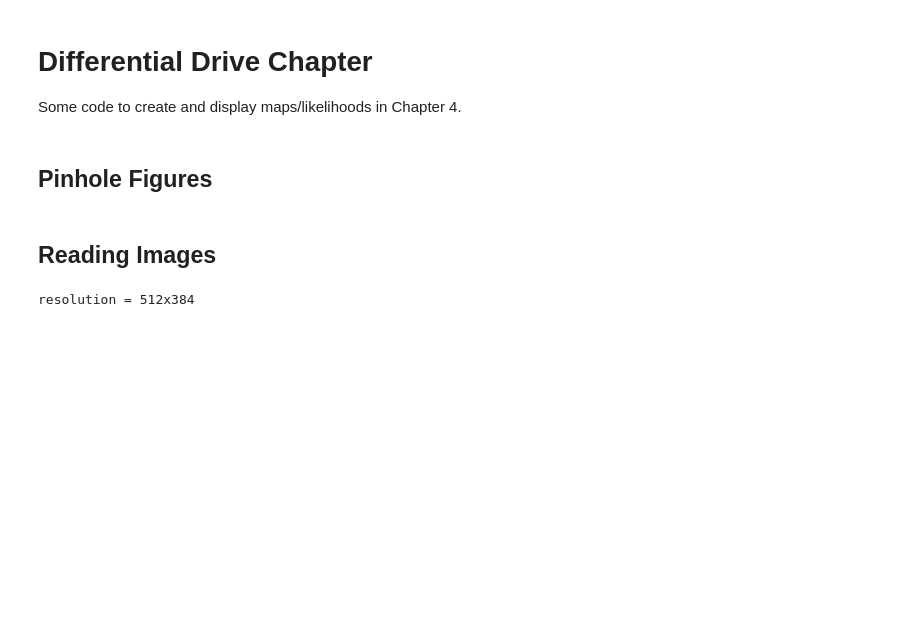
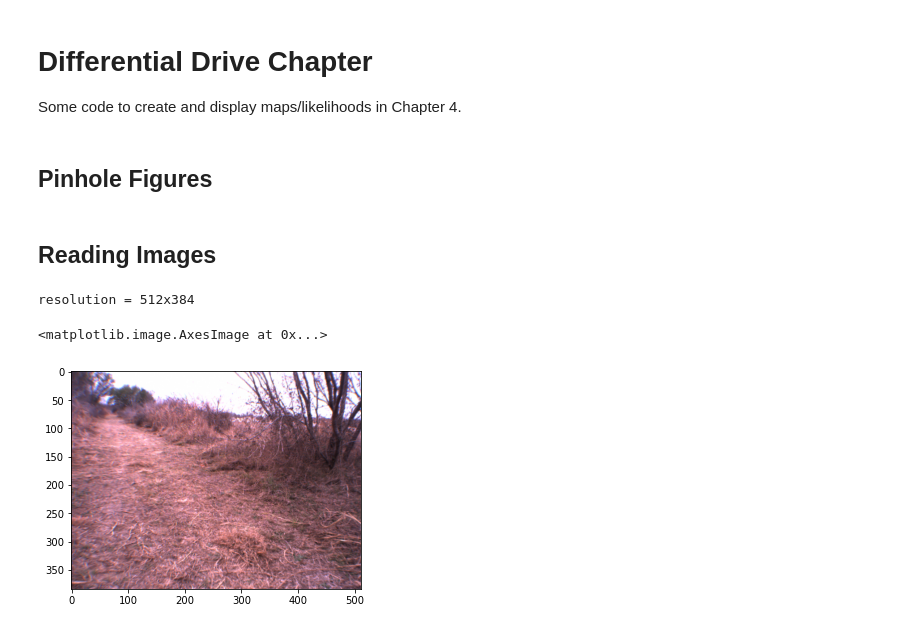
Before and after one commit to gtbook/gtbook, a Jupyter notebook: diffdrive.ipynb, the cells around one changed output. Drawn from its saved outputs; the diff is of its cells as text; code cells hidden in the pictures; blank space fills up the shorter version.

```diff
--- a/diffdrive.ipynb
+++ b/diffdrive.ipynb
@@ -69,3 +69,9 @@ image = read_image(image_name) # locally: PIL.Image.open(image_name)
 print(f"resolution = {image.width}x{image.height}")
 # %% [output]
 resolution = 512x384
+# %%
+import matplotlib.pyplot as plt
+plt.imshow(image)
+# %% [output]
+<matplotlib.image.AxesImage at 0x...>
+[figure, added]
```
Also changed, not shown: parts of 6 cells of this notebook, 8 other files.
